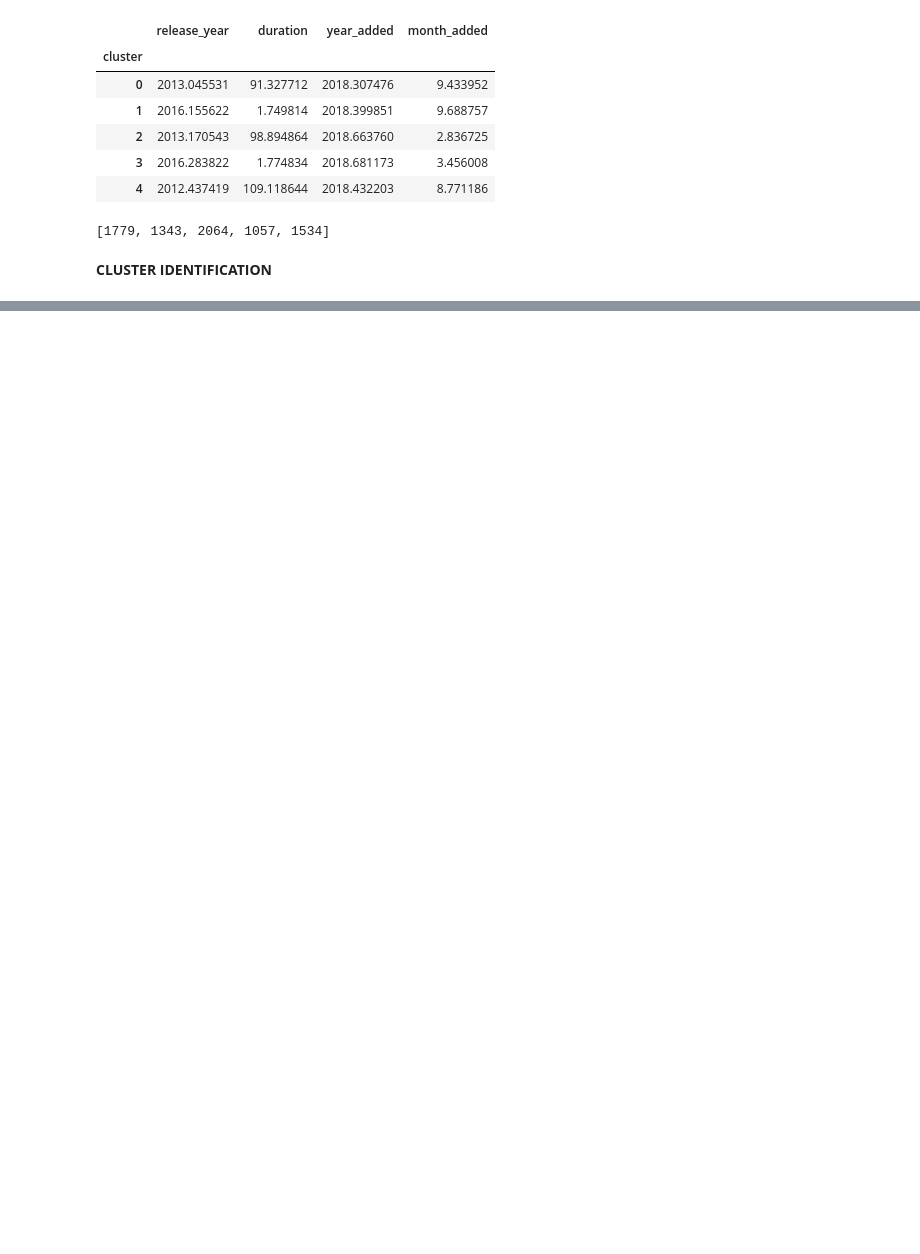
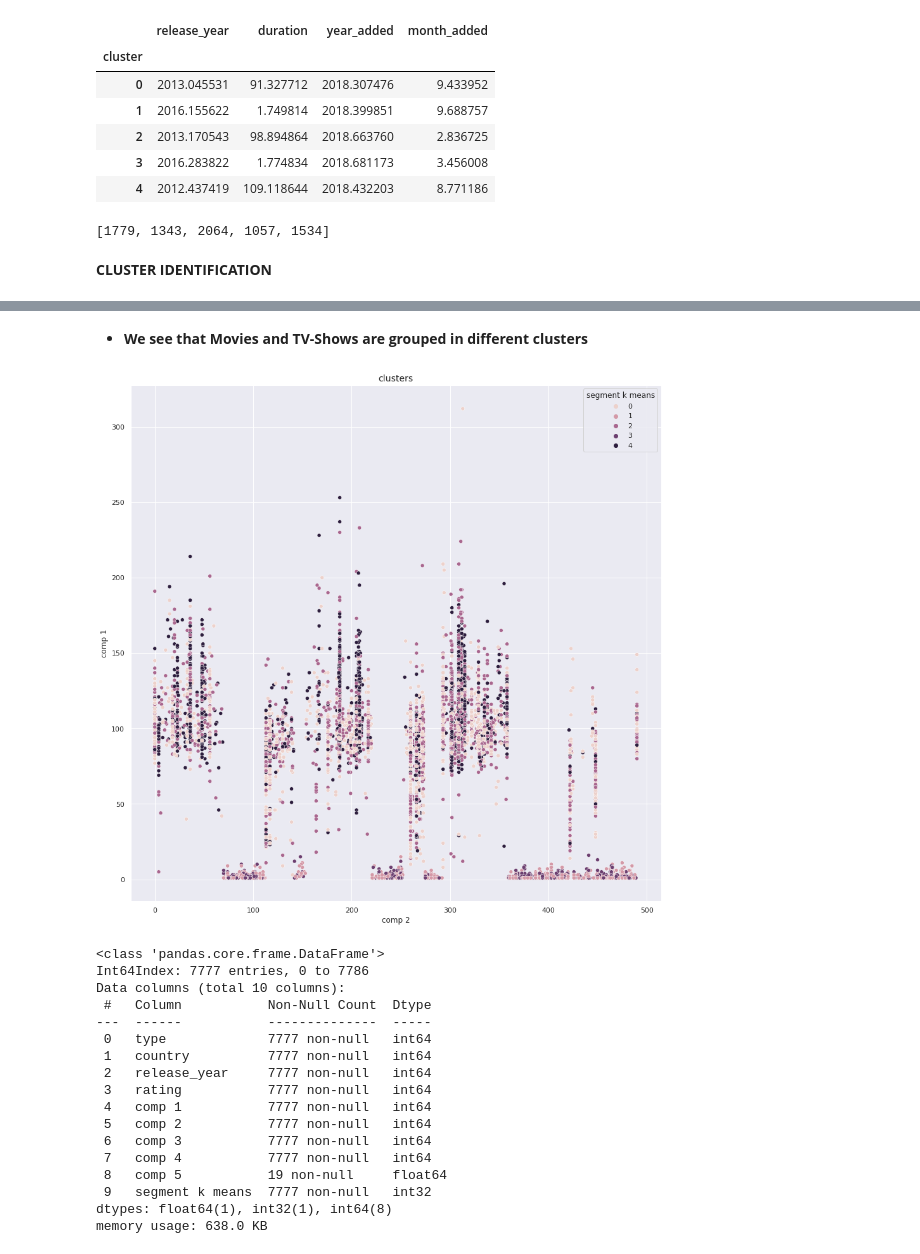
Before and after one commit to ShuklaRajni/Netflix_Movies_and_Tv_shows, a Jupyter notebook: NETFLIX_MOVIES_AND_TV_SHOWS_CLUSTERING.ipynb, the cells around one changed output, grey strips where cells are left out. Cells and saved outputs as stored; diff of their text form; code cells hidden in the pictures; blank space fills up the shorter version.

```diff
--- a/NETFLIX_MOVIES_AND_TV_SHOWS_CLUSTERING.ipynb
+++ b/NETFLIX_MOVIES_AND_TV_SHOWS_CLUSTERING.ipynb
@@ -1045,0 +1064,38 @@ size_array
+# %% [markdown]
+*   **We see that Movies and TV-Shows are grouped in different clusters**
+# %%
+netflix_data = pd.concat([new_netflix_data,pd.DataFrame(score)],axis=1)
+netflix_data.columns.values[-5:]=['comp 1','comp 2','comp 3','comp 4','comp 5']
+netflix_data['segment k means'] = kmeans.labels_
+
+#data = data.set_index(data['show_id'])
+#f_mm.head()
+
+x_axis = netflix_data['comp 2']
+y_axis = netflix_data['comp 1']
+plt.figure(figsize=(15,15))
+sns.scatterplot(x_axis,y_axis,hue=netflix_data['segment k means'])
+plt.title('clusters', fontsize = 14)
+plt.show()
+
+
+netflix_data.info()
+# %% [output]
+[figure, added]
+<class 'pandas.core.frame.DataFrame'>
+Int64Index: 7777 entries, 0 to 7786
+Data columns (total 10 columns):
+ #   Column           Non-Null Count  Dtype
+---  ------           --------------  -----
+ 0   type             7777 non-null   int64
+ 1   country          7777 non-null   int64
+ 2   release_year     7777 non-null   int64
+ 3   rating           7777 non-null   int64
+ 4   comp 1           7777 non-null   int64
+ 5   comp 2           7777 non-null   int64
+ 6   comp 3           7777 non-null   int64
+ 7   comp 4           7777 non-null   int64
+ 8   comp 5           19 non-null     float64
+ 9   segment k means  7777 non-null   int32
+dtypes: float64(1), int32(1), int64(8)
+memory usage: 638.0 KB
```
Also changed, not shown: parts of 13 cells of this notebook.
